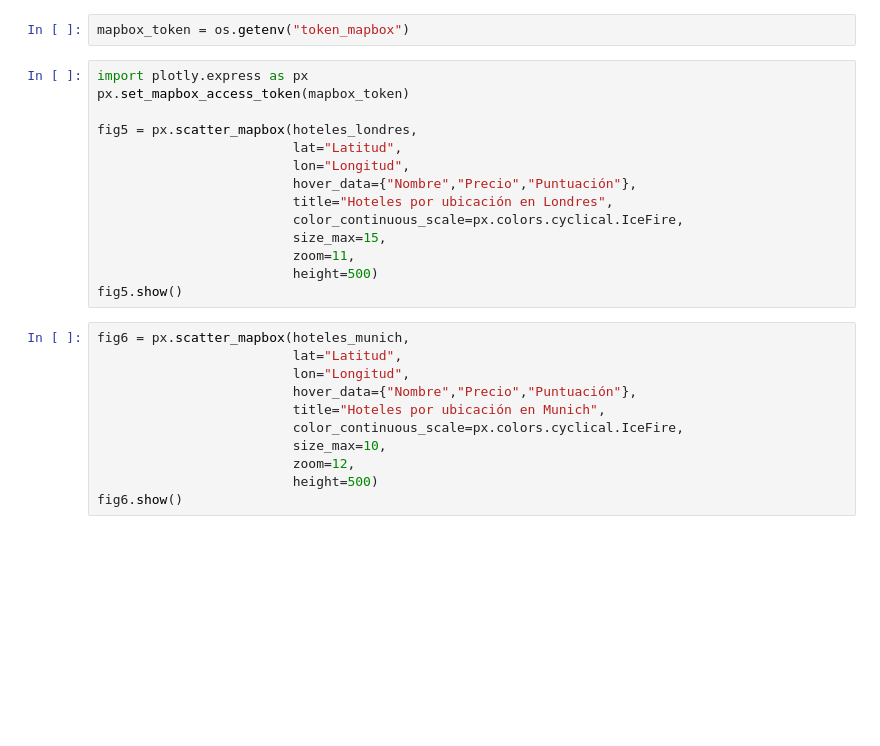
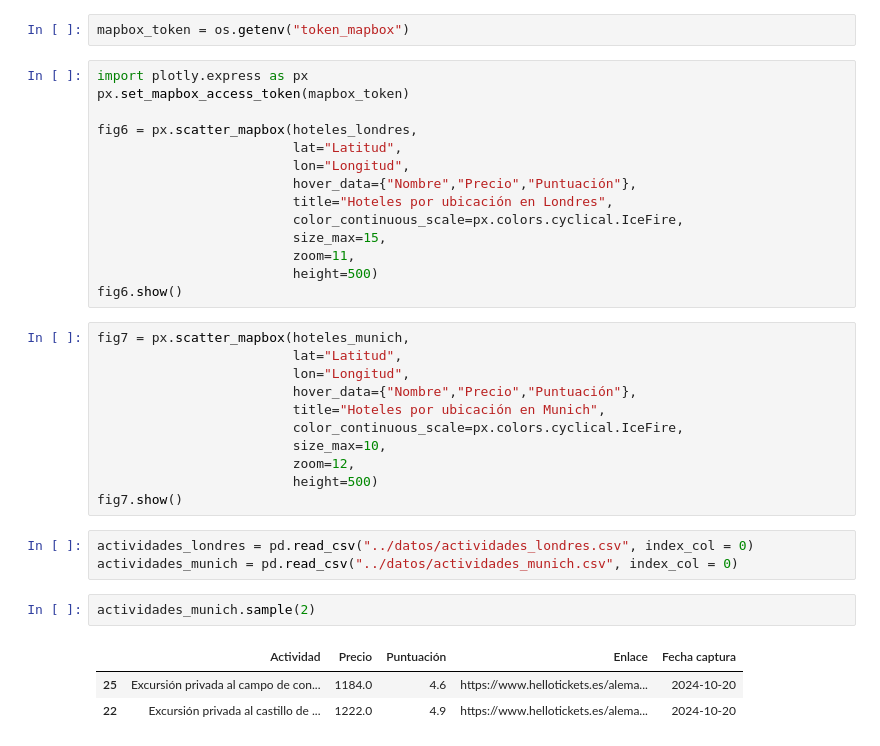
Before and after one commit to davfranco1/Proyecto3-Proyecto-ExplorandoViajesAPIs-WebScraping, a Jupyter notebook: notebooks/2_Análisis de Datos.ipynb, the cells around one changed output. Drawn from its saved outputs; the diff is of its cells as text; blank space fills up the shorter version.

Commit message:
Datos completos

```diff
--- a/notebooks/2_Análisis de Datos.ipynb
+++ b/notebooks/2_Análisis de Datos.ipynb
@@ -137,7 +150,7 @@ mapbox_token = os.getenv("token_mapbox")
 import plotly.express as px
 px.set_mapbox_access_token(mapbox_token)
 
-fig5 = px.scatter_mapbox(hoteles_londres,
+fig6 = px.scatter_mapbox(hoteles_londres,
                          lat="Latitud",
                          lon="Longitud",
                          hover_data={"Nombre","Precio","Puntuación"},
@@ -146,9 +159,9 @@ fig5 = px.scatter_mapbox(hoteles_londres,
                          size_max=15,
                          zoom=11,
                          height=500)
-fig5.show()
+fig6.show()
 # %%
-fig6 = px.scatter_mapbox(hoteles_munich,
+fig7 = px.scatter_mapbox(hoteles_munich,
                          lat="Latitud",
                          lon="Longitud",
                          hover_data={"Nombre","Precio","Puntuación"},
@@ -157,6 +170,15 @@ fig6 = px.scatter_mapbox(hoteles_munich,
                          size_max=10,
                          zoom=12,
                          height=500)
-fig6.show()
+fig7.show()
+# %%
+actividades_londres = pd.read_csv("../datos/actividades_londres.csv", index_col = 0)
+actividades_munich = pd.read_csv("../datos/actividades_munich.csv", index_col = 0)
+# %%
+actividades_munich.sample(2)
+# %% [output]
+|  | Actividad | Precio | Puntuación | Enlace | Fecha captura |
+| 25 | Excursión privada al campo de con... | 1184.0 | 4.6 | https://www.hellotickets.es/alema... | 2024-10-20 |
+| 22 | Excursión privada al castillo de ... | 1222.0 | 4.9 | https://www.hellotickets.es/alema... | 2024-10-20 |
 # %%
 dicc_londres = {"Ciudad":"Londres",
```
Also changed, not shown: parts of 11 cells of this notebook, 12 other files.
